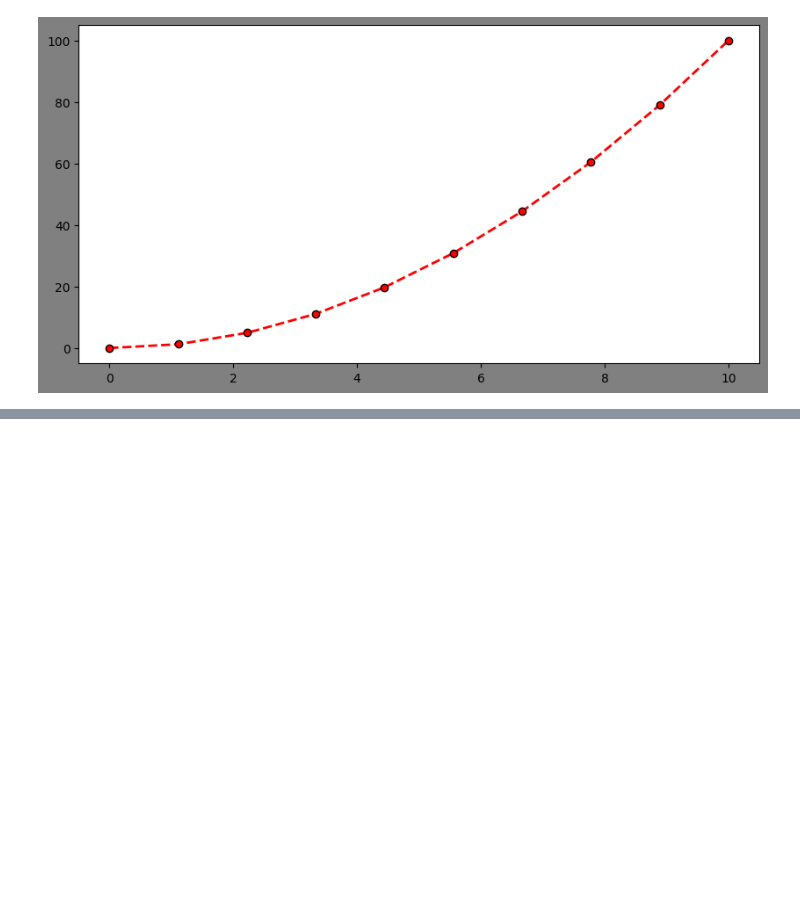
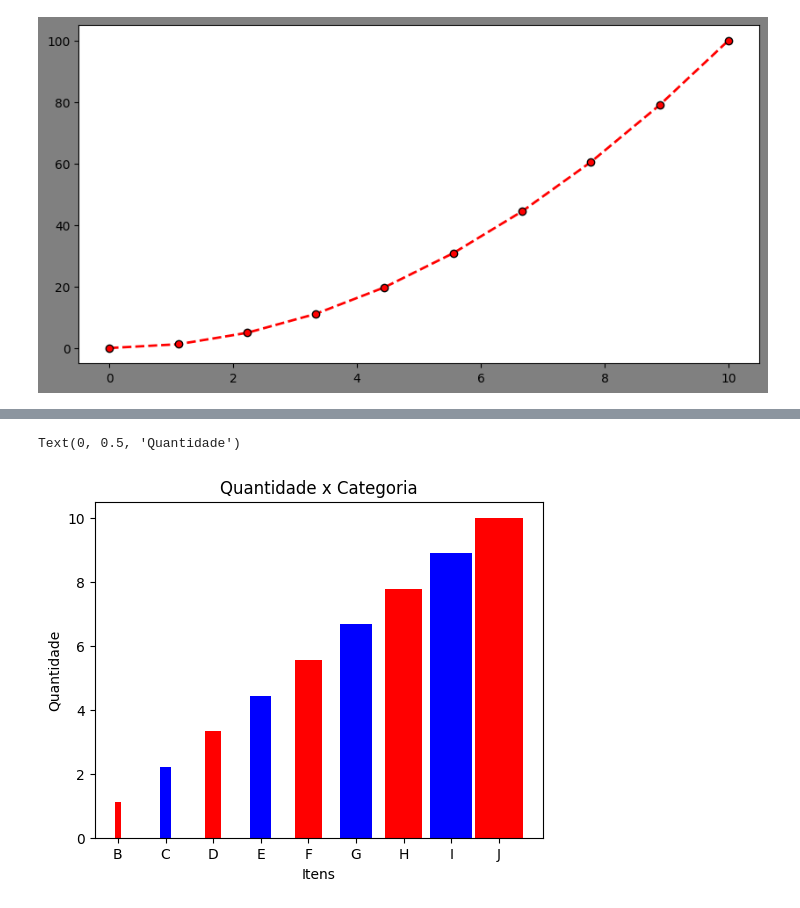
Before and after one commit to Pedro12052005/pedro0508_IABD, a Jupyter notebook: aula03/teste.ipynb, the cells around one changed output, grey strips where cells are left out. Cells and saved outputs as stored; diff of their text form; code cells hidden in the pictures; blank space fills up the shorter version.

```diff
--- a/aula03/teste.ipynb
+++ b/aula03/teste.ipynb
@@ -17,0 +66,13 @@ plt.plot(dados_x, dados_y,
+# %%
+#Grafico 10%
+Figura = plt.figure() #Armazena na variavel Figura a figura
+Grafico = Figura.add_axes([0,0,0.7,0.7]) # cria a grade do grafico
+Rotulos = ['A','B','C','D','E','F','G','H','I','J'] # cria os rotulos
+Grafico.bar(Rotulos,dados_x,dados_x*0.1,color=['blue','red'])
+
+plt.title("Quantidade x Categoria")
+plt.xlabel("Itens")
+plt.ylabel("Quantidade")
+# %% [output]
+Text(0, 0.5, 'Quantidade')
+[figure, added]
```
Also changed, not shown: parts of 4 cells of this notebook, 1 other file.
